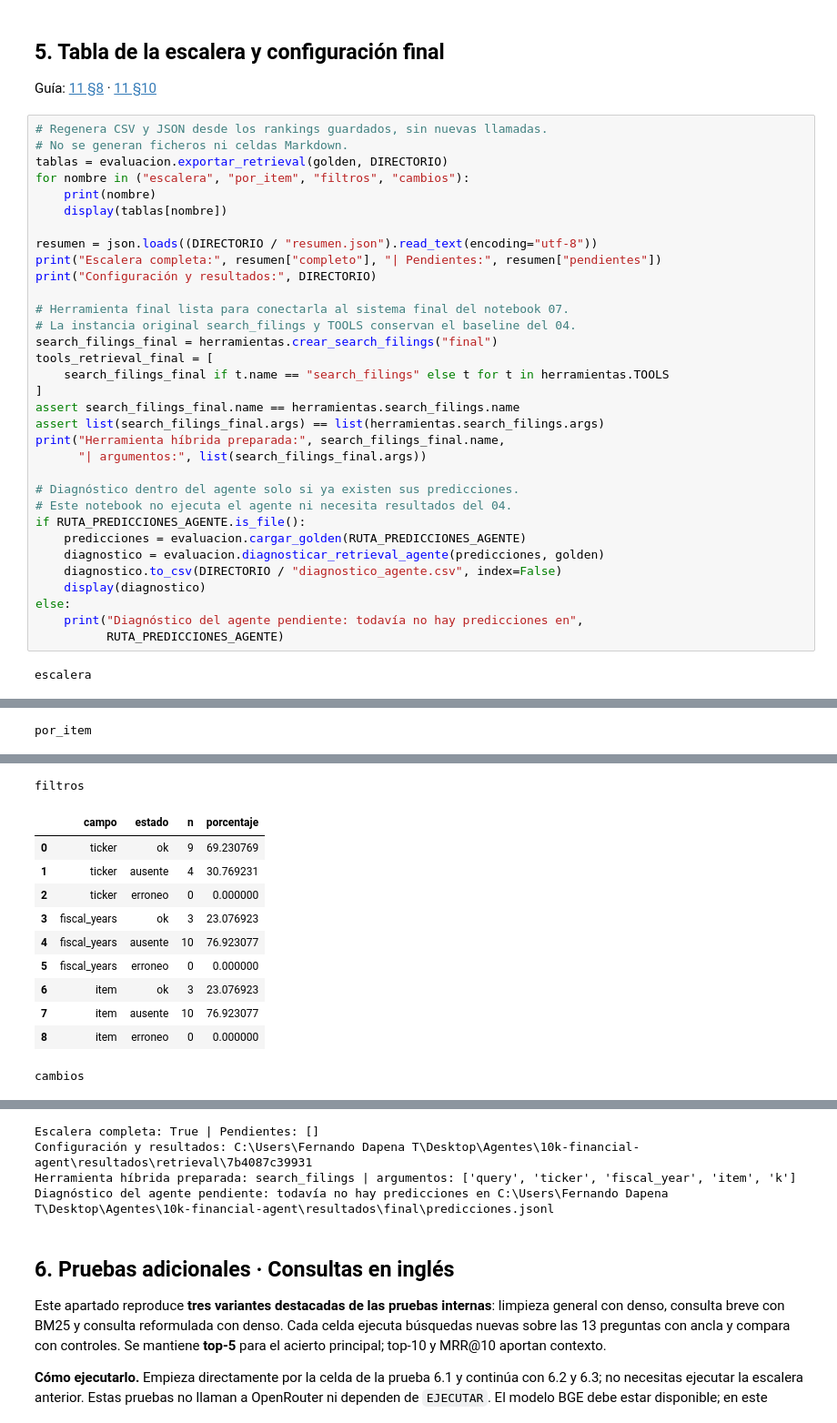
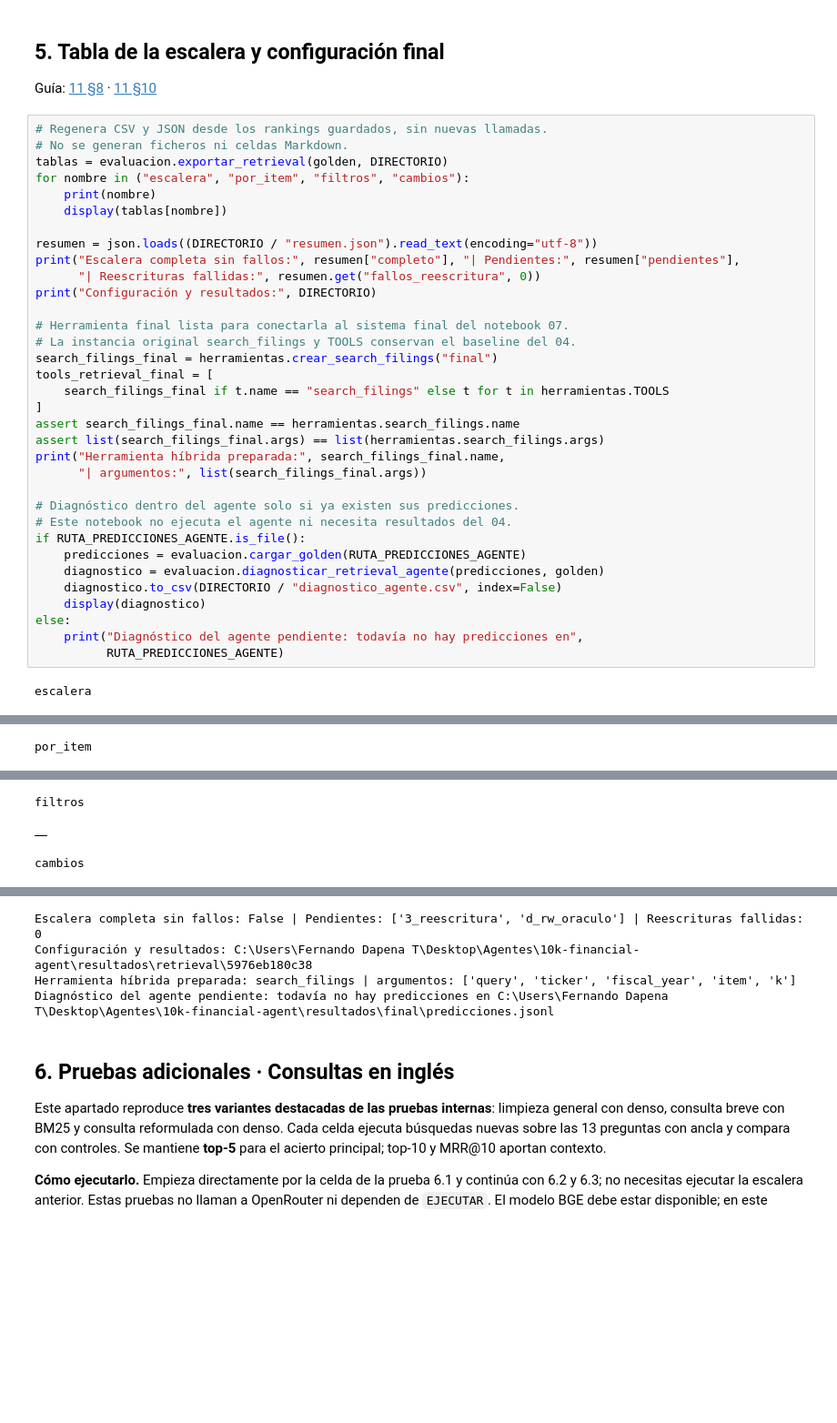
Before and after one commit to Romequinco/10k-financial-agent, a Jupyter notebook: notebooks/05_mejora_retrieval.ipynb, the cells around one changed output, grey strips where cells are left out. Shown at 91% size. Drawn from its saved outputs; the diff is of its cells as text; blank space fills up the shorter version.

```diff
--- a/notebooks/05_mejora_retrieval.ipynb
+++ b/notebooks/05_mejora_retrieval.ipynb
@@ -255,7 +249,8 @@ for nombre in ("escalera", "por_item", "filtros", "cambios"):
     display(tablas[nombre])
 
 resumen = json.loads((DIRECTORIO / "resumen.json").read_text(encoding="utf-8"))
-print("Escalera completa:", resumen["completo"], "| Pendientes:", resumen["pendientes"])
+print("Escalera completa sin fallos:", resumen["completo"], "| Pendientes:", resumen["pendientes"],
+      "| Reescrituras fallidas:", resumen.get("fallos_reescritura", 0))
 print("Configuración y resultados:", DIRECTORIO)
 
 # Herramienta final lista para conectarla al sistema final del notebook 07.
@@ -309,14 +302,5 @@ por_item
 filtros
-|  | campo | estado | n | porcentaje |
-| 0 | ticker | ok | 9 | 69.230769 |
-| 1 | ticker | ausente | 4 | 30.769231 |
-| 2 | ticker | erroneo | 0 | 0.000000 |
-| 3 | fiscal_years | ok | 3 | 23.076923 |
-| 4 | fiscal_years | ausente | 10 | 76.923077 |
-| 5 | fiscal_years | erroneo | 0 | 0.000000 |
-| 6 | item | ok | 3 | 23.076923 |
-| 7 | item | ausente | 10 | 76.923077 |
-| 8 | item | erroneo | 0 | 0.000000 |
+|  |
 cambios
 |  | antes | despues | id | rango_antes | rango_despues | cambio |
 | 0 | 0_denso | 1_filtro | g3-008 | NaN | 11.0 | igual |
@@ -338,5 +322,5 @@ cambios
-Escalera completa: True | Pendientes: []
-Configuración y resultados: C:\Users\Fernando Dapena T\Desktop\Agentes\10k-financial-agent\resultados\retrieval\7b4087c39931
+Escalera completa sin fallos: False | Pendientes: ['3_reescritura', 'd_rw_oraculo'] | Reescrituras fallidas: 0
+Configuración y resultados: C:\Users\Fernando Dapena T\Desktop\Agentes\10k-financial-agent\resultados\retrieval\5976eb180c38
 Herramienta híbrida preparada: search_filings | argumentos: ['query', 'ticker', 'fiscal_year', 'item', 'k']
 Diagnóstico del agente pendiente: todavía no hay predicciones en C:\Users\Fernando Dapena T\Desktop\Agentes\10k-financial-agent\resultados\final\predicciones.jsonl
 # %% [markdown]
```
Also changed, not shown: parts of 19 cells of this notebook, 16 other files.
